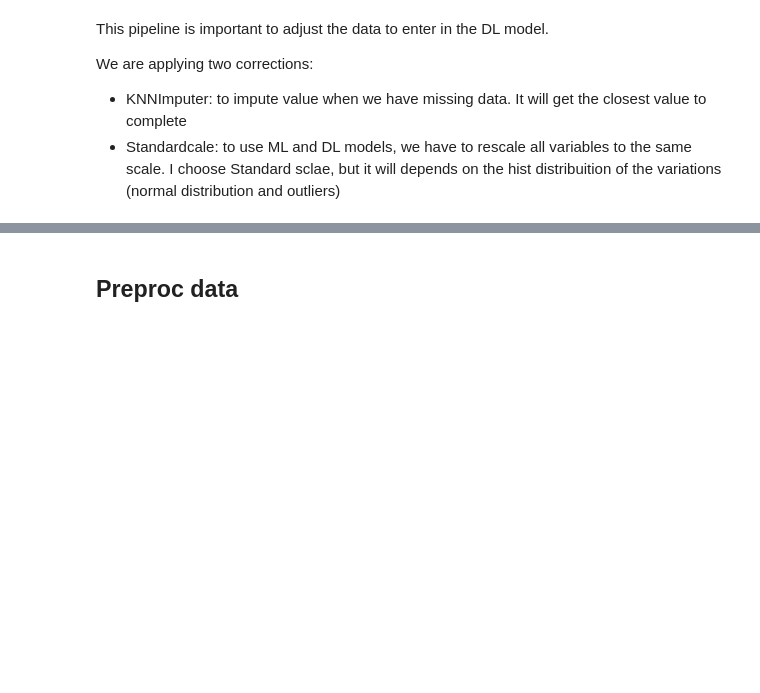
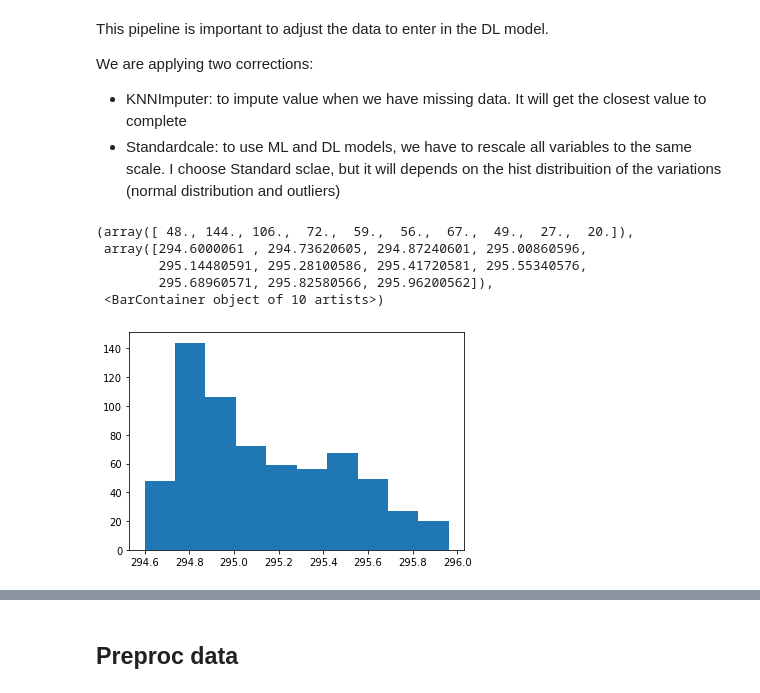
Before and after one commit to oceanhackweek/ohw21-proj-deep-currents, a Jupyter notebook: notebooks/deep_learning.ipynb, the cells around one changed output, grey strips where cells are left out. Drawn from its saved outputs; the diff is of its cells as text; code cells hidden in the pictures; blank space fills up the shorter version.

```diff
--- a/notebooks/deep_learning.ipynb
+++ b/notebooks/deep_learning.ipynb
@@ -77,4 +67,13 @@ This pipeline is important to adjust the data to enter in the DL model.
 We are applying two corrections:
 - KNNImputer: to impute value when we have missing data. It will get the closest value to complete
 - Standardcale: to use ML and DL models, we have to rescale all variables to the same scale. I choose Standard sclae, but it will depends on the hist distribuition of the variations (normal distribution and outliers)
+# %%
+plt.hist(X[0][17:-1])
+# %% [output]
+(array([ 48., 144., 106.,  72.,  59.,  56.,  67.,  49.,  27.,  20.]),
+ array([294.6000061 , 294.73620605, 294.87240601, 295.00860596,
+        295.14480591, 295.28100586, 295.41720581, 295.55340576,
+        295.68960571, 295.82580566, 295.96200562]),
+ <BarContainer object of 10 artists>)
+[figure, added]
 # %%
```
Also changed, not shown: parts of 28 cells of this notebook, 1 other file.
